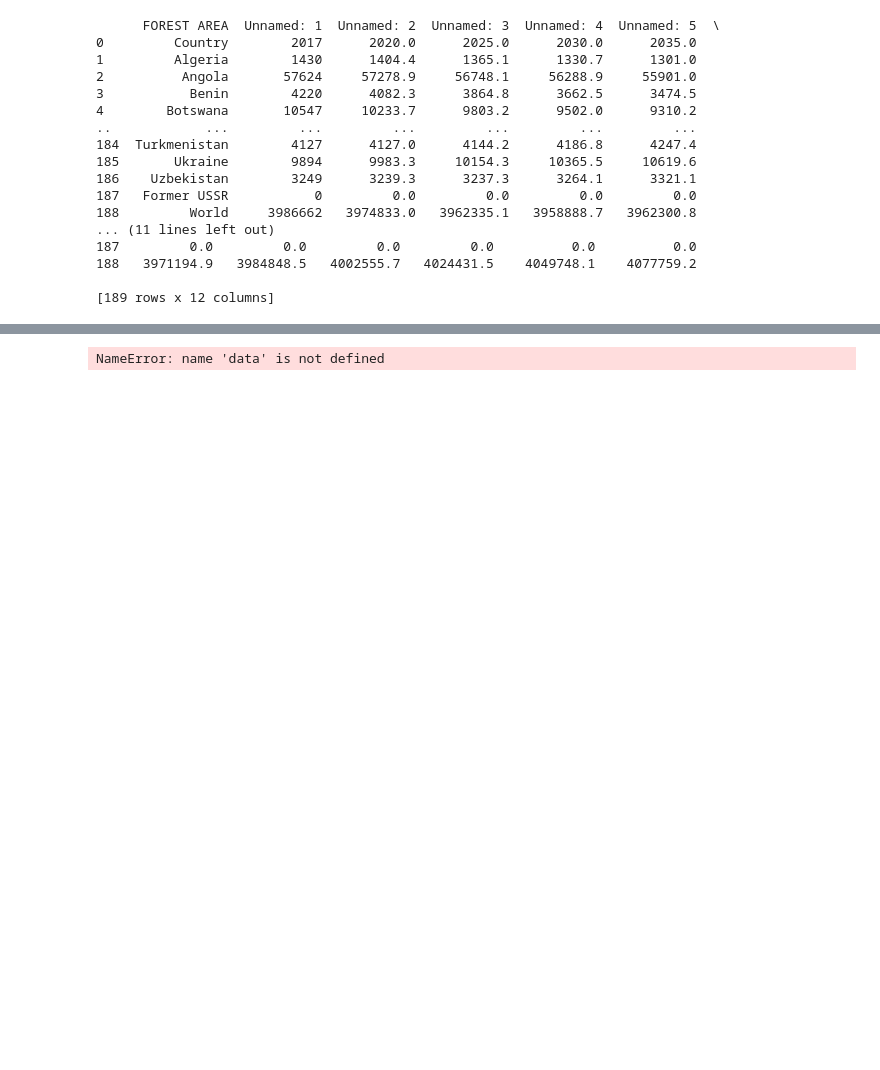
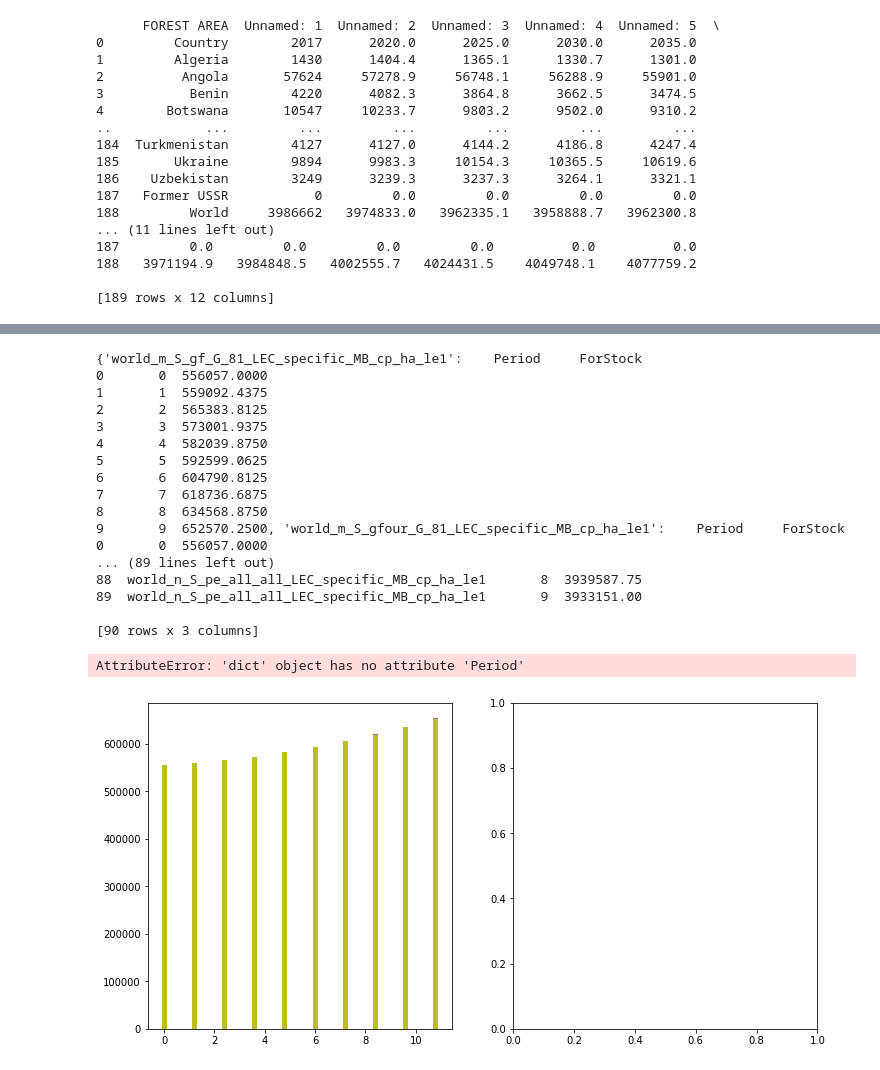
Before and after one commit to TI-Forest-Sector-Modelling/TiMBA_Charts, a Jupyter notebook: analyse.ipynb, the cells around one changed output, grey strips where cells are left out. Drawn from its saved outputs; the diff is of its cells as text; code cells hidden in the pictures; blank space fills up the shorter version.

Commit message:
finalize plot for GFPMpt forest

```diff
--- a/analyse.ipynb
+++ b/analyse.ipynb
@@ -149,51 +156,65 @@ dict_keys(['Forest', 'ManufactureCost', 'data_aggregated', 'data_periods', 'Worl
 # %%
 class Plot_forest:
     def __init__(self, data):
         self.data = data
         self.drop_duplicates()
 
     def drop_duplicates(self):
-        for key, value in self.data.items():
-            self.data[key] = value.drop_duplicates().reset_index(drop=True)
+        self.data['Forest'] = self.data['Forest'].drop_duplicates().reset_index(drop=True)
+        return self.data
 
     def plot_sum(self):
         fig, axs = plt.subplots(1, 2, figsize=(12, 6))
 
         sum_stock = {}
         sum_area = {}
         width = 0.2
+        value = self.data['Forest']
+        value.ForStock = value.ForStock.astype("float32")
+        value.ForArea = value.ForArea.astype("float32")
+        value.Scenario = value.Scenario.astype("category")
+        for key, group in value.groupby('Scenario'):
+            sum_stock[key] = group.groupby('Period')['ForStock'].sum().reset_index()
+            x_values = np.arange(len(sum_stock[key])) + width * np.arange(len(sum_stock[key]))
+            axs[0].bar(x_values, sum_stock[key]['ForStock'].values, width=width, label=key)
+            sum_area = value.groupby(['Scenario', 'Period'])['ForArea'].sum().reset_index()
+        print(sum_stock)
+        print(sum_area)
 
-        sum_stock = {}
-
-
-        for key, data in self.data.items():
-            sum_stock[key] = value.groupby('Period')['ForStock'].sum()
-            #sum_stock[key] = data.groupby(['Period', 'ForStock']).sum().reset_index()
-            sum_area[key] = value.groupby('Period')['ForArea'].sum()
-
-        for i, (key, value) in enumerate(sum_stock.items()):
-            axs[0].bar(np.arange(len(value)) + i * width, value.values, width=width, label=key)
+        axs[0].bar(sum_stock.Period, sum_stock.ForStock)
 
         axs[0].set_xlabel('Period')
         axs[0].set_ylabel('Sum of ForStock')
+        axs[0].legend(loc='upper right')
 
-        for i, (key, value) in enumerate(sum_area.items()):
-            axs[1].bar(np.arange(len(value)) + i * width, value.values, width=width, label=key)
+        axs[1].bar(sum_area.Period, sum_area.ForArea)
 
         axs[1].set_xlabel('Period')
         axs[1].set_ylabel('Sum of ForArea')
         axs[1].legend(loc='lower center')
 
         plt.show()
 
 if __name__ == "__main__":
-    #import_pkl = import_pkl_data()
-    #data = import_pkl.combined_data()
-    selected_data = data['Forest']
-    print(selected_data['Period'])
-    plot = Plot_forest(selected_data)
-    plot.drop_duplicates()
-    print(selected_data['Period'])
-    #plot.plot_sum()
+    plot = Plot_forest(data)
+    plot.plot_sum()
 # %% [output]
-NameError: name 'data' is not defined
+{'world_m_S_gf_G_81_LEC_specific_MB_cp_ha_le1':    Period     ForStock
+0       0  556057.0000
+1       1  559092.4375
+2       2  565383.8125
+3       3  573001.9375
+4       4  582039.8750
+5       5  592599.0625
+6       6  604790.8125
+7       7  618736.6875
+8       8  634568.8750
+9       9  652570.2500, 'world_m_S_gfour_G_81_LEC_specific_MB_cp_ha_le1':    Period     ForStock
+0       0  556057.0000
+... (89 lines left out)
+88  world_n_S_pe_all_all_LEC_specific_MB_cp_ha_le1       8  3939587.75
+89  world_n_S_pe_all_all_LEC_specific_MB_cp_ha_le1       9  3933151.00
+
+[90 rows x 3 columns]
+AttributeError: 'dict' object has no attribute 'Period'
+[figure, added]
```
Also changed, not shown: parts of 7 cells of this notebook, 5 other files.
